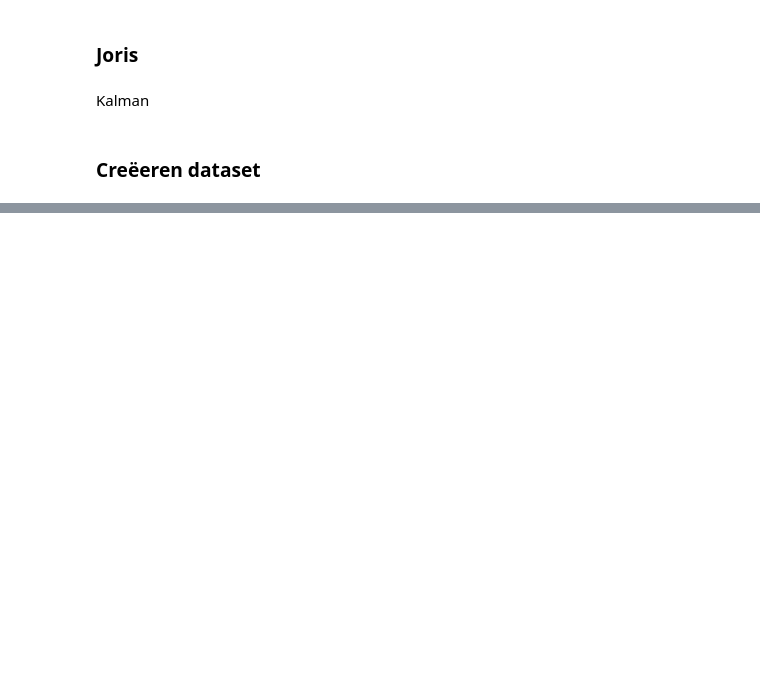
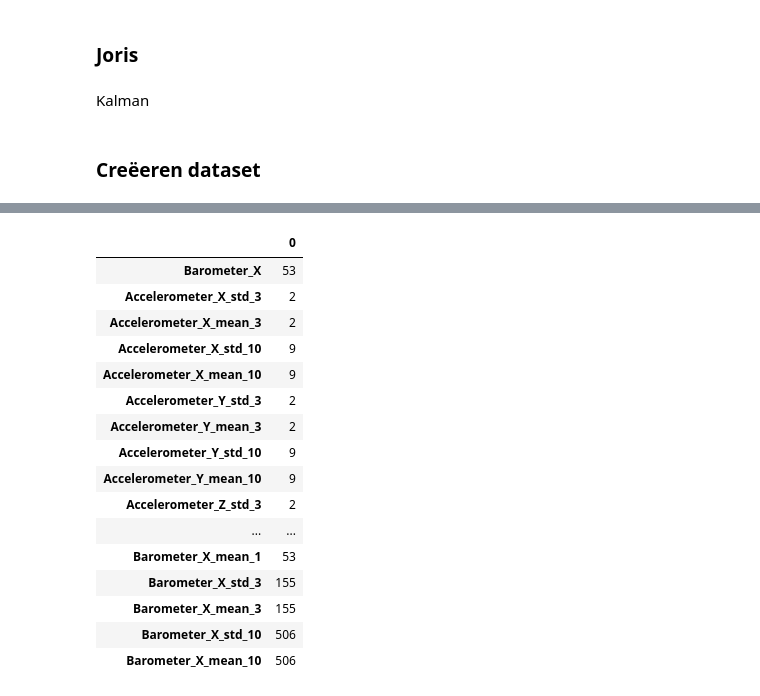
Before and after one commit to PuckVoorham/ML4QS-project, a Jupyter notebook: notebooks/EDA_experiment_joris.ipynb, the cells around one changed output, grey strips where cells are left out. Cells and saved outputs as stored; diff of their text form; code cells hidden in the pictures; blank space fills up the shorter version.

```diff
--- a/notebooks/EDA_experiment_joris.ipynb
+++ b/notebooks/EDA_experiment_joris.ipynb
@@ -317,0 +412,23 @@ final_df_auto.to_csv(r"C:\Users\jdrij\OneDrive\Bureaublad\Master\ML_Github\ML4QS
+# %%
+from IPython.display import display, HTML
+
+# Scrollbare weergave van missing values
+display(HTML(f"<div style='height: 300px; overflow-y: scroll'>{missing.to_frame().to_html()}</div>"))
+# %% [output]
+|  | 0 |
+| Barometer_X | 53 |
+| Accelerometer_X_std_3 | 2 |
+| Accelerometer_X_mean_3 | 2 |
+| Accelerometer_X_std_10 | 9 |
+| Accelerometer_X_mean_10 | 9 |
+| Accelerometer_Y_std_3 | 2 |
+| Accelerometer_Y_mean_3 | 2 |
+| Accelerometer_Y_std_10 | 9 |
+| Accelerometer_Y_mean_10 | 9 |
+| Accelerometer_Z_std_3 | 2 |
+| ... | ... |
+| Barometer_X_mean_1 | 53 |
+| Barometer_X_std_3 | 155 |
+| Barometer_X_mean_3 | 155 |
+| Barometer_X_std_10 | 506 |
+| Barometer_X_mean_10 | 506 |
```
Also changed, not shown: parts of 10 cells of this notebook, 5 other files.
